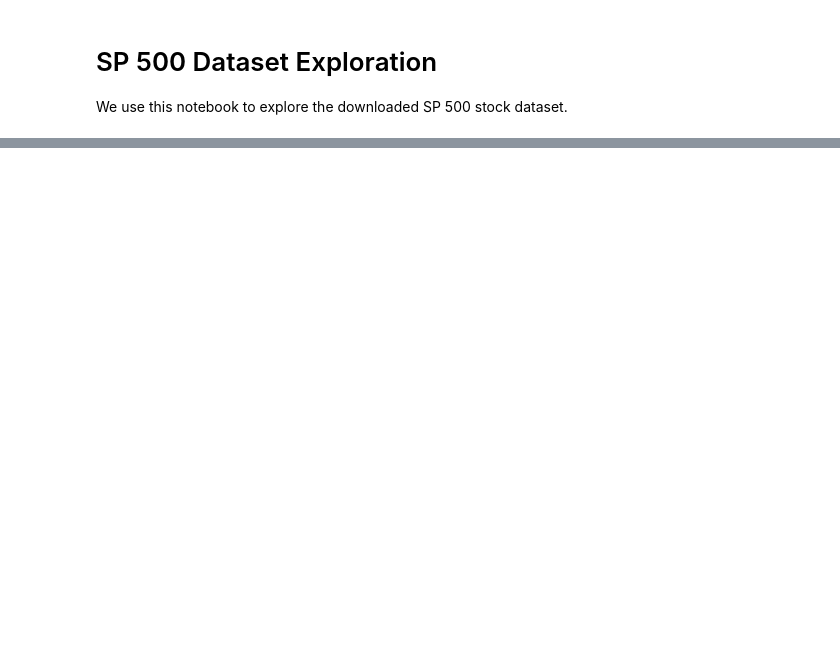
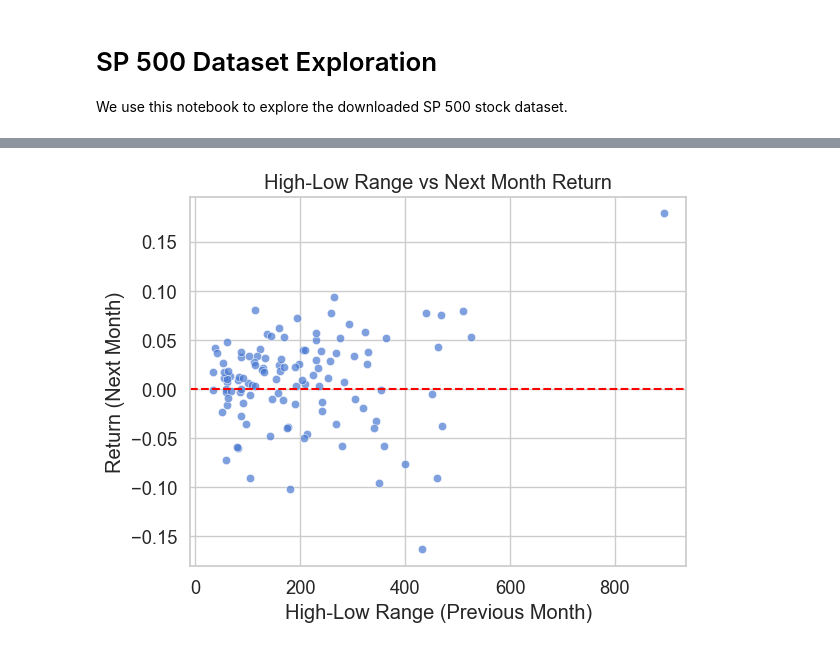
Before and after one commit to Rico00121/cs-c3240-machine-learning-project, a Jupyter notebook: data_exploration.ipynb, the cells around one changed output, grey strips where cells are left out. Cells and saved outputs as stored; diff of their text form; code cells hidden in the pictures; blank space fills up the shorter version.

```diff
--- a/data_exploration.ipynb
+++ b/data_exploration.ipynb
@@ -54,0 +102,10 @@ Date
+# %%
+# 3. High-Low Range vs Next Month Return
+sns.scatterplot(x=df["Range_prev_month"], y=df["Label_next_month"], alpha=0.7)
+plt.title("High-Low Range vs Next Month Return")
+plt.xlabel("High-Low Range (Previous Month)")
+plt.ylabel("Return (Next Month)")
+plt.axhline(0, color="red", linestyle="--")
+plt.show()
+# %% [output]
+[figure, added]
```
Also changed, not shown: parts of 10 cells of this notebook.
